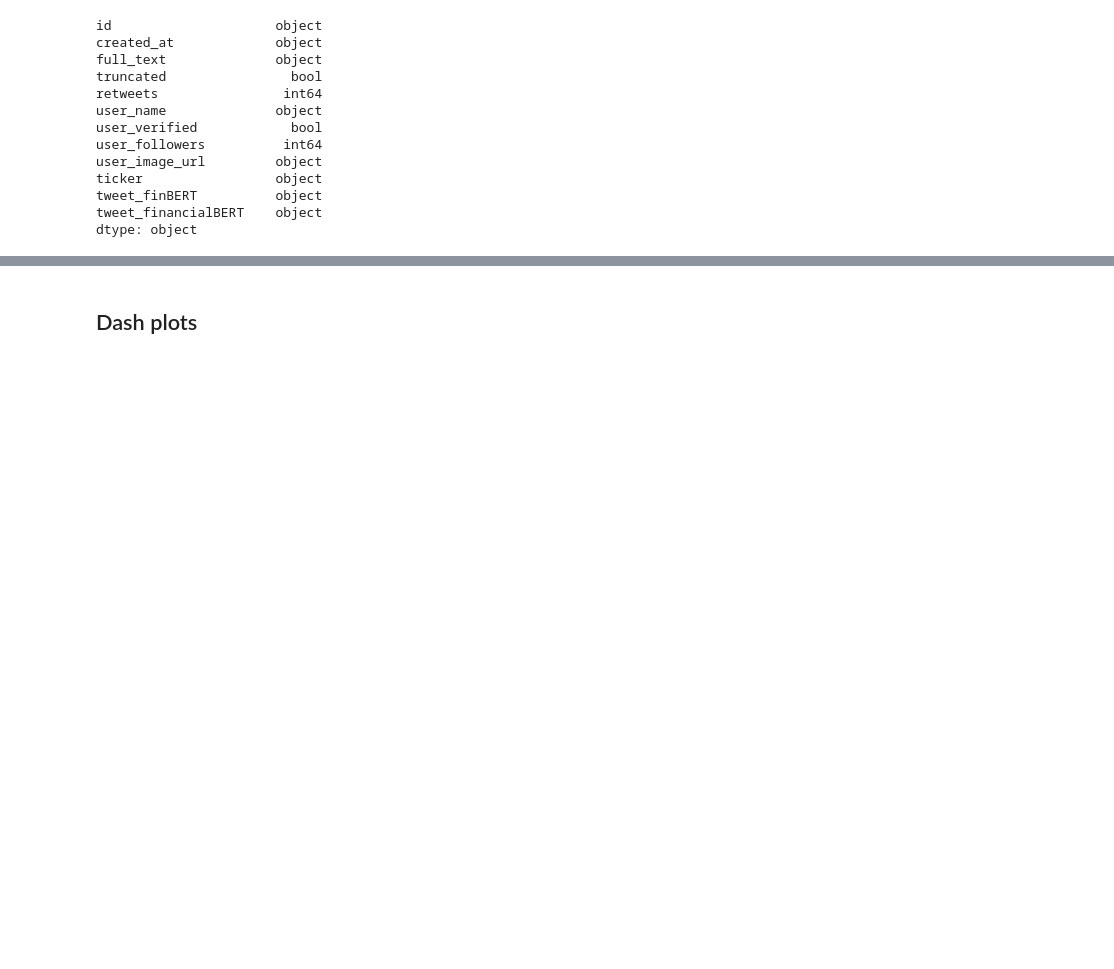
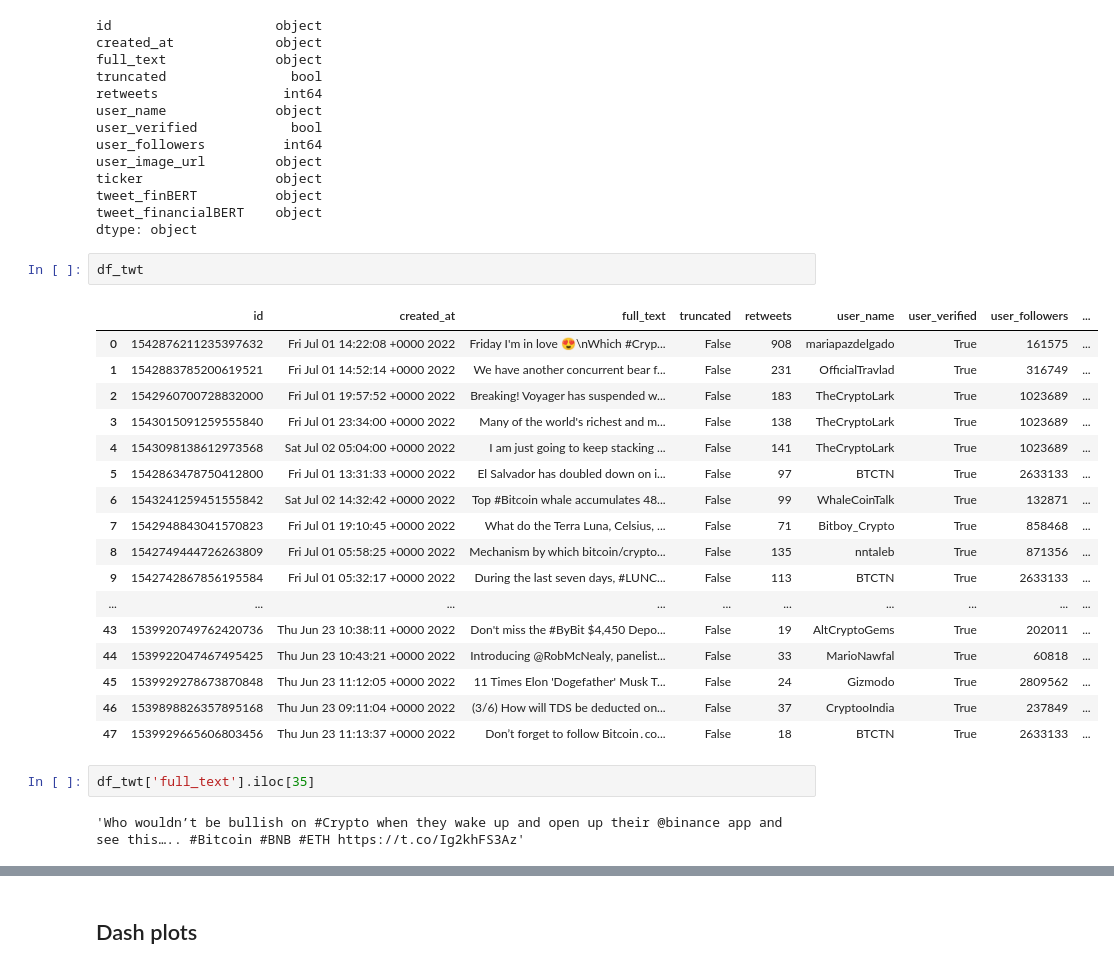
Before and after one commit to andres-pb/DS4A_project, a Jupyter notebook: sentiment_analysis.ipynb, the cells around one changed output, grey strips where cells are left out. Drawn from its saved outputs; the diff is of its cells as text; blank space fills up the shorter version.

```diff
--- a/sentiment_analysis.ipynb
+++ b/sentiment_analysis.ipynb
@@ -110,6 +108,30 @@ ticker                 object
 tweet_finBERT          object
 tweet_financialBERT    object
 dtype: object
+# %%
+df_twt
+# %% [output]
+|  | id | created_at | full_text | truncated | retweets | user_name | user_verified | user_followers | ... |
+| 0 | 1542876211235397632 | Fri Jul 01 14:22:08 +0000 2022 | Friday I'm in love 😍\nWhich #Cryp... | False | 908 | mariapazdelgado | True | 161575 | ... |
+| 1 | 1542883785200619521 | Fri Jul 01 14:52:14 +0000 2022 | We have another concurrent bear f... | False | 231 | OfficialTravlad | True | 316749 | ... |
+| 2 | 1542960700728832000 | Fri Jul 01 19:57:52 +0000 2022 | Breaking! Voyager has suspended w... | False | 183 | TheCryptoLark | True | 1023689 | ... |
+| 3 | 1543015091259555840 | Fri Jul 01 23:34:00 +0000 2022 | Many of the world's richest and m... | False | 138 | TheCryptoLark | True | 1023689 | ... |
+| 4 | 1543098138612973568 | Sat Jul 02 05:04:00 +0000 2022 | I am just going to keep stacking ... | False | 141 | TheCryptoLark | True | 1023689 | ... |
+| 5 | 1542863478750412800 | Fri Jul 01 13:31:33 +0000 2022 | El Salvador has doubled down on i... | False | 97 | BTCTN | True | 2633133 | ... |
+| 6 | 1543241259451555842 | Sat Jul 02 14:32:42 +0000 2022 | Top #Bitcoin whale accumulates 48... | False | 99 | WhaleCoinTalk | True | 132871 | ... |
+| 7 | 1542948843041570823 | Fri Jul 01 19:10:45 +0000 2022 | What do the Terra Luna, Celsius, ... | False | 71 | Bitboy_Crypto | True | 858468 | ... |
+| 8 | 1542749444726263809 | Fri Jul 01 05:58:25 +0000 2022 | Mechanism by which bitcoin/crypto... | False | 135 | nntaleb | True | 871356 | ... |
+| 9 | 1542742867856195584 | Fri Jul 01 05:32:17 +0000 2022 | During the last seven days, #LUNC... | False | 113 | BTCTN | True | 2633133 | ... |
+| ... | ... | ... | ... | ... | ... | ... | ... | ... | ... |
+| 43 | 1539920749762420736 | Thu Jun 23 10:38:11 +0000 2022 | Don't miss the #ByBit $4,450 Depo... | False | 19 | AltCryptoGems | True | 202011 | ... |
+| 44 | 1539922047467495425 | Thu Jun 23 10:43:21 +0000 2022 | Introducing @RobMcNealy, panelist... | False | 33 | MarioNawfal | True | 60818 | ... |
+| 45 | 1539929278673870848 | Thu Jun 23 11:12:05 +0000 2022 | 11 Times Elon 'Dogefather' Musk T... | False | 24 | Gizmodo | True | 2809562 | ... |
+| 46 | 1539898826357895168 | Thu Jun 23 09:11:04 +0000 2022 | (3/6) How will TDS be deducted on... | False | 37 | CryptooIndia | True | 237849 | ... |
+| 47 | 1539929665606803456 | Thu Jun 23 11:13:37 +0000 2022 | Don’t forget to follow Bitcoin․co... | False | 18 | BTCTN | True | 2633133 | ... |
+# %%
+df_twt['full_text'].iloc[35]
+# %% [output]
+'Who wouldn’t be bullish on #Crypto when they wake up and open up their @binance app and see this….. #Bitcoin #BNB #ETH https://t.co/Ig2khFS3Az'
 # %%
 month_number = {'Jan':'01', 'Feb':'02', 'Mar':'03', 'Apr':'04', 'May': '05','Jun':'06', 'Jul':'07', 'Aug':'08', 'Sep':'09', 'Oct':'10', 'Nov':'11', 'Dec':'12'}
 
```
Also changed, not shown: parts of 5 cells of this notebook, 2 other files.
